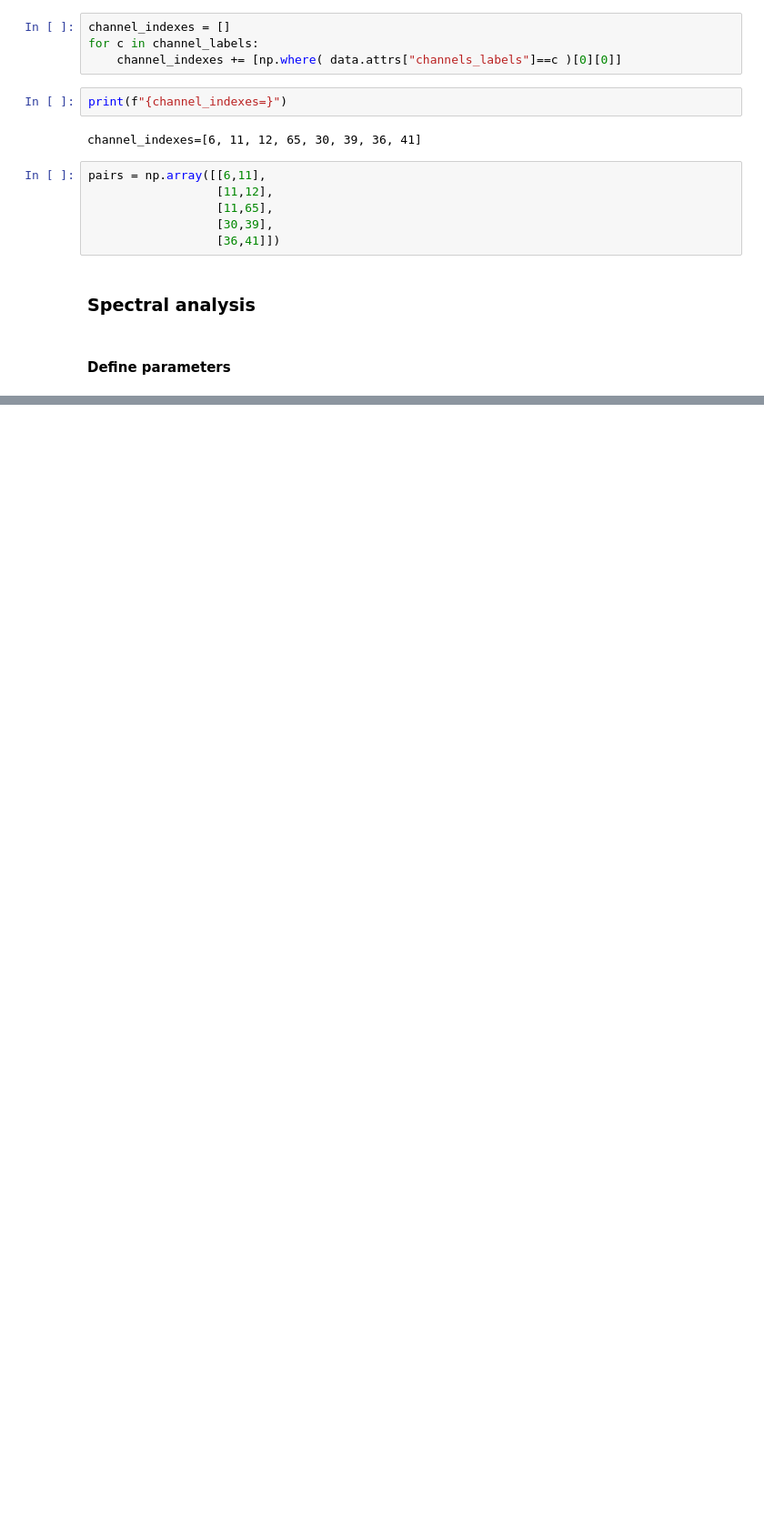
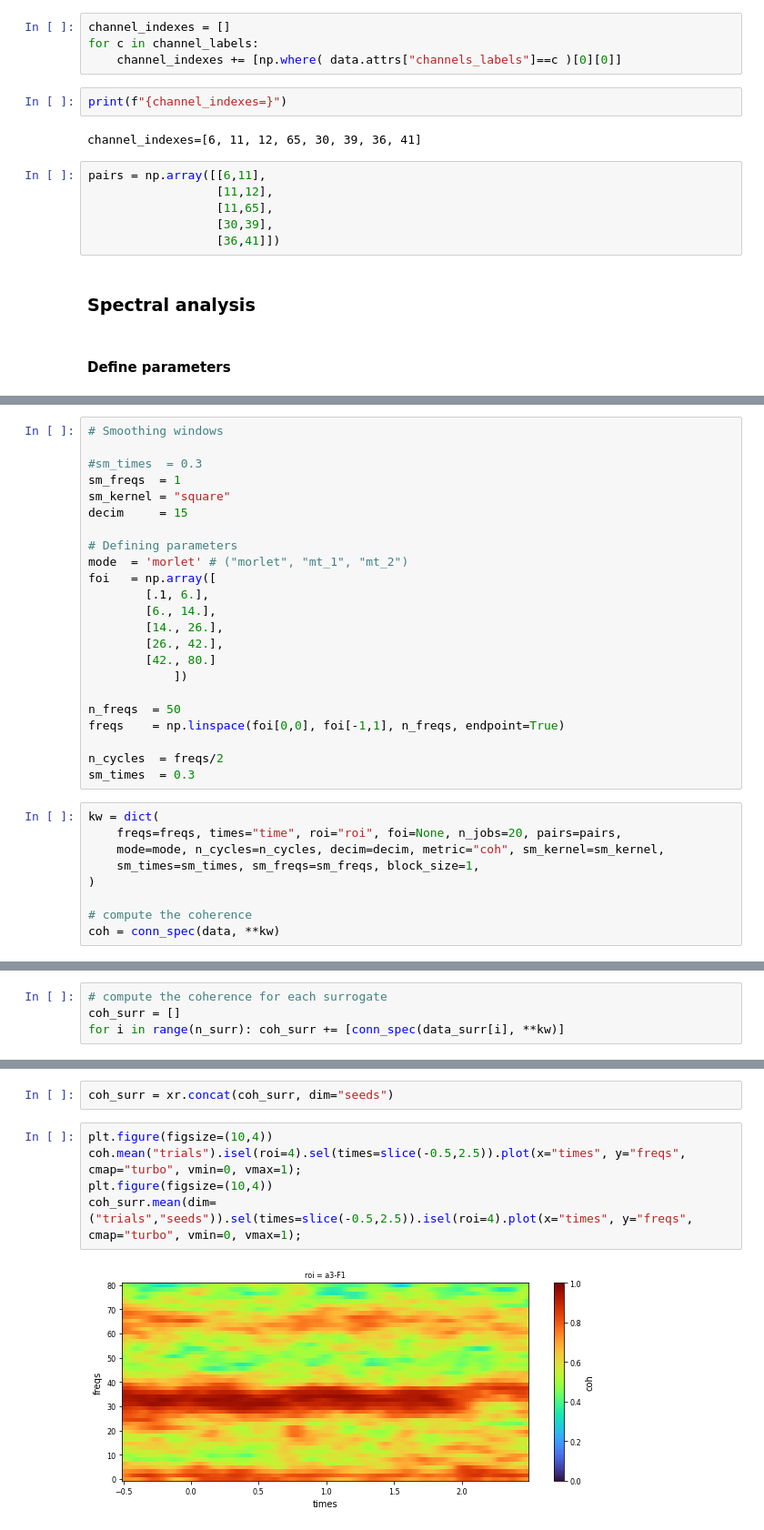
Before and after one commit to ViniciusLima94/GrayData-Analysis, a Jupyter notebook: notebooks/3.0.7. Test on the channels suggested by Charles.ipynb, the cells around one changed output, grey strips where cells are left out. Shown: that part at 91% size. Drawn from its saved outputs; the diff is of its cells as text; blank space fills up the shorter version.

```diff
--- a/notebooks/3.0.7. Test on the channels suggested by Charles.ipynb
+++ b/notebooks/3.0.7. Test on the channels suggested by Charles.ipynb
@@ -583,0 +78,32 @@ array([1.12631579, 0.95154265, 0.82372349, 0.72617729, 0.64928793,
+# %%
+# Smoothing windows
+
+#sm_times  = 0.3
+sm_freqs  = 1
+sm_kernel = "square"
+decim     = 15
+
+# Defining parameters
+mode  = 'morlet' # ("morlet", "mt_1", "mt_2")
+foi   = np.array([
+        [.1, 6.],
+        [6., 14.],
+        [14., 26.],
+        [26., 42.],
+        [42., 80.]
+            ])
+
+n_freqs  = 50
+freqs    = np.linspace(foi[0,0], foi[-1,1], n_freqs, endpoint=True)
+
+n_cycles  = freqs/2
+sm_times  = 0.3
+# %%
+kw = dict(
+    freqs=freqs, times="time", roi="roi", foi=None, n_jobs=20, pairs=pairs,
+    mode=mode, n_cycles=n_cycles, decim=decim, metric="coh", sm_kernel=sm_kernel,
+    sm_times=sm_times, sm_freqs=sm_freqs, block_size=1,
+)
+
+# compute the coherence
+coh = conn_spec(data, **kw)
@@ -583,0 +116,4 @@ array([1.12631579, 0.95154265, 0.82372349, 0.72617729, 0.64928793,
+# %%
+# compute the coherence for each surrogate
+coh_surr = []
+for i in range(n_surr): coh_surr += [conn_spec(data_surr[i], **kw)]
@@ -583,0 +182,9 @@ array([1.12631579, 0.95154265, 0.82372349, 0.72617729, 0.64928793,
+# %%
+coh_surr = xr.concat(coh_surr, dim="seeds")
+# %%
+plt.figure(figsize=(10,4))
+coh.mean("trials").isel(roi=4).sel(times=slice(-0.5,2.5)).plot(x="times", y="freqs", cmap="turbo", vmin=0, vmax=1);
+plt.figure(figsize=(10,4))
+coh_surr.mean(dim=("trials","seeds")).sel(times=slice(-0.5,2.5)).isel(roi=4).plot(x="times", y="freqs", cmap="turbo", vmin=0, vmax=1);
+# %% [output]
+[figure, added]
```
Also changed, not shown: parts of 46 cells of this notebook, 2 other files.
